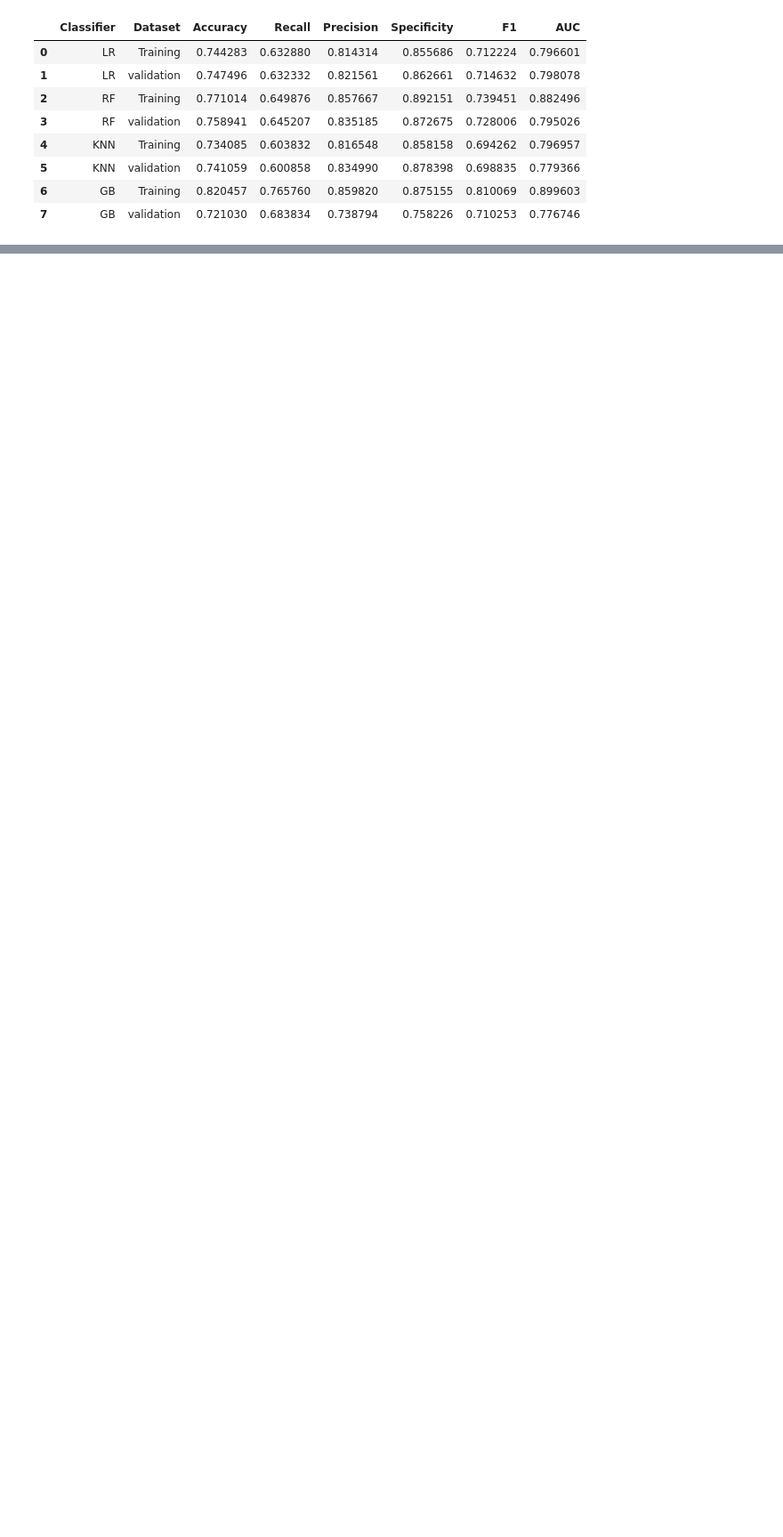
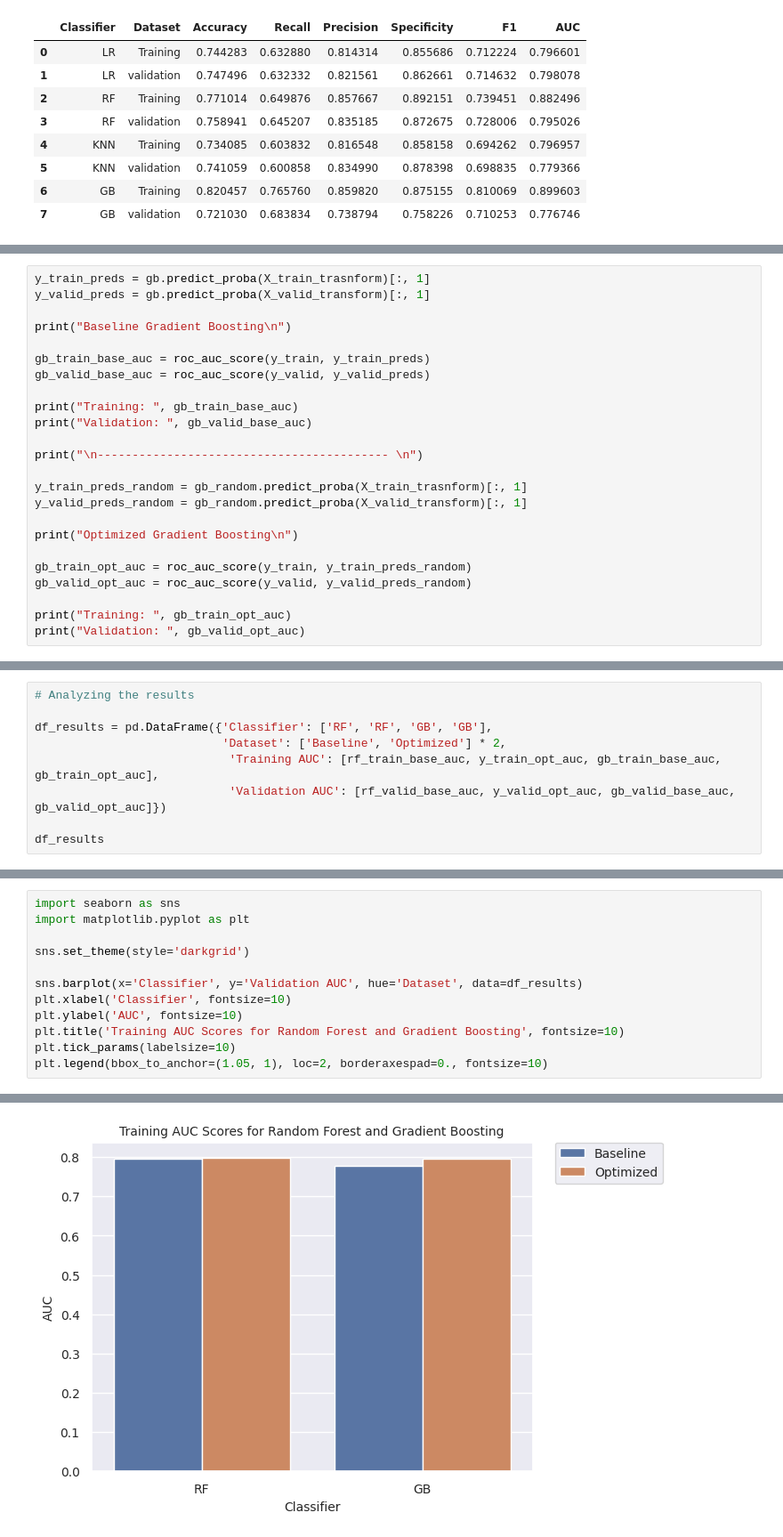
Before and after one commit to Amit-Ramrakhyani/Bank-Marketing, a Jupyter notebook: code.ipynb, the cells around one changed output, grey strips where cells are left out. Shown: that part at 89% size. Saved outputs shown, nothing was run; the diff lists cells and outputs as text; blank space fills up the shorter version.

```diff
--- a/code.ipynb
+++ b/code.ipynb
@@ -977,0 +1197,24 @@ plt.show()
+# %%
+y_train_preds = gb.predict_proba(X_train_trasnform)[:, 1]
+y_valid_preds = gb.predict_proba(X_valid_transform)[:, 1]
+
+print("Baseline Gradient Boosting\n")
+
+gb_train_base_auc = roc_auc_score(y_train, y_train_preds)
+gb_valid_base_auc = roc_auc_score(y_valid, y_valid_preds)
+
+print("Training: ", gb_train_base_auc)
+print("Validation: ", gb_valid_base_auc)
+
+print("\n------------------------------------------ \n")
+
+y_train_preds_random = gb_random.predict_proba(X_train_trasnform)[:, 1]
+y_valid_preds_random = gb_random.predict_proba(X_valid_transform)[:, 1]
+
+print("Optimized Gradient Boosting\n")
+
+gb_train_opt_auc = roc_auc_score(y_train, y_train_preds_random)
+gb_valid_opt_auc = roc_auc_score(y_valid, y_valid_preds_random)
+
+print("Training: ", gb_train_opt_auc)
+print("Validation: ", gb_valid_opt_auc)
@@ -977,0 +1233,9 @@ plt.show()
+# %%
+# Analyzing the results
+
+df_results = pd.DataFrame({'Classifier': ['RF', 'RF', 'GB', 'GB'],
+                           'Dataset': ['Baseline', 'Optimized'] * 2,
+                            'Training AUC': [rf_train_base_auc, y_train_opt_auc, gb_train_base_auc, gb_train_opt_auc],
+                            'Validation AUC': [rf_valid_base_auc, y_valid_opt_auc, gb_valid_base_auc, gb_valid_opt_auc]})
+
+df_results
@@ -977,0 +1250,13 @@ plt.show()
+# %%
+import seaborn as sns
+import matplotlib.pyplot as plt
+
+sns.set_theme(style='darkgrid')
+
+sns.barplot(x='Classifier', y='Validation AUC', hue='Dataset', data=df_results)
+plt.xlabel('Classifier', fontsize=10)
+plt.ylabel('AUC', fontsize=10)
+plt.title('Training AUC Scores for Random Forest and Gradient Boosting', fontsize=10)
+plt.tick_params(labelsize=10)
+plt.legend(bbox_to_anchor=(1.05, 1), loc=2, borderaxespad=0., fontsize=10)
+# %% [output]
@@ -977,0 +1264 @@ plt.show()
+[figure, added]
```
Also changed, not shown: parts of 41 cells of this notebook, 1 other file.
